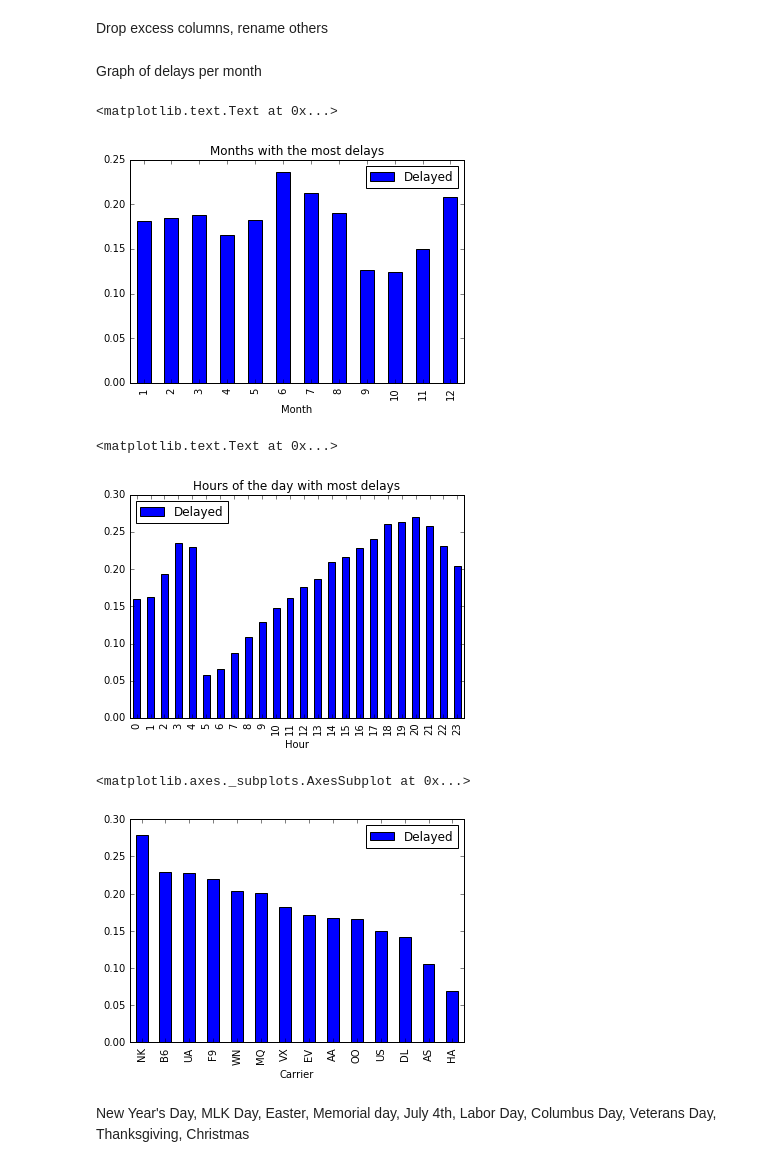
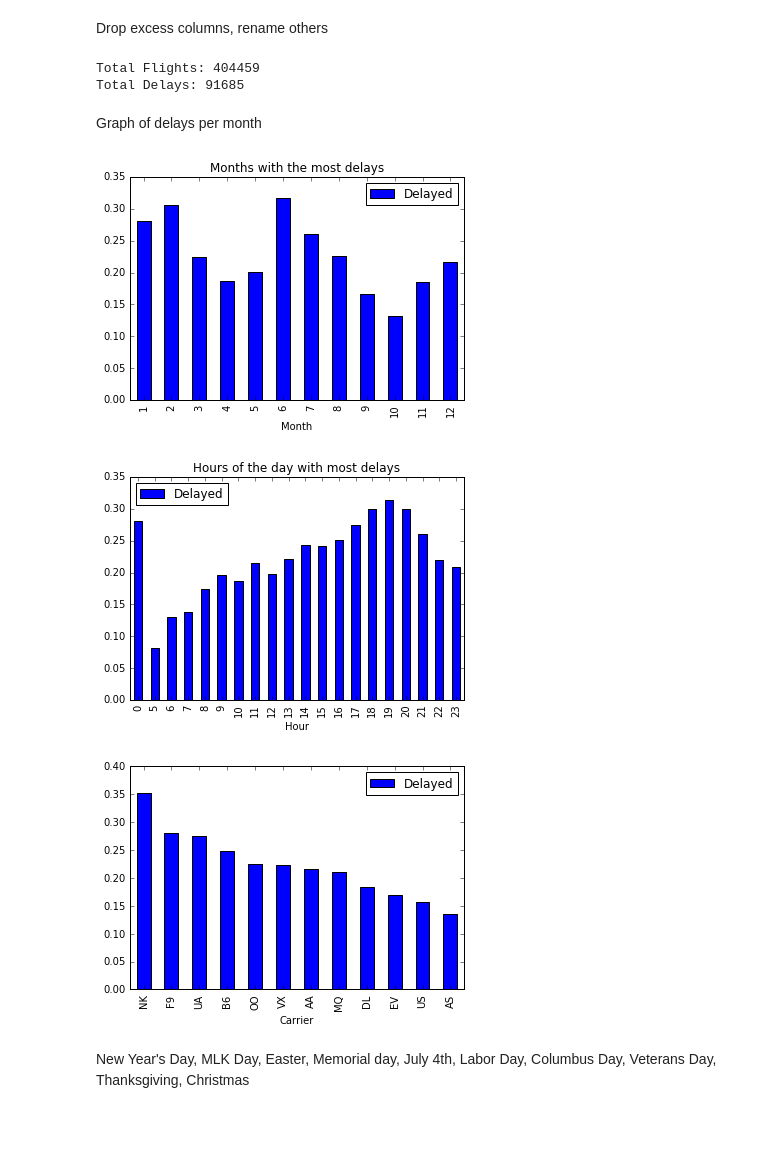
Before and after one commit to wcwagner/flight-delay, a Jupyter notebook: exploration.ipynb, the cells around one changed output. Saved outputs shown, nothing was run; the diff lists cells and outputs as text; code cells hidden in the pictures; blank space fills up the shorter version.

```diff
--- a/exploration.ipynb
+++ b/exploration.ipynb
@@ -11,20 +11,23 @@ warnings.filterwarnings('ignore')
 import glob
 import os
 import sys
-import random
 import numpy as np
 import pandas as pd
 import matplotlib.pyplot as plt
 import os
 
 from datetime import date
-from pprint import pprint
 from sklearn import linear_model, cross_validation, metrics, svm
 from sklearn.metrics import confusion_matrix, precision_recall_fscore_support, accuracy_score
 from sklearn.ensemble import RandomForestClassifier
 from sklearn.preprocessing import StandardScaler
 
 %matplotlib inline
+
+# Flag variables to run certain cells
+DO_GRAPHS = True
+DO_ITER_1 = True # skip first iteration, takes awhile to train & fit
+DO_ITER_2 = False
 # %% [markdown]
 Read the monthly CSVs into a DataFrame
 # %%
@@ -37,7 +40,7 @@ Read the monthly CSVs into a DataFrame
 base = '/home/william/Projects/flight-delay/data/merged'
 flights = pd.read_csv(os.path.join(base, '2015.csv'), usecols=range(29))
 flights = pd.concat([flights,
-                    pd.read_csv(os.path.join(base, '2016.csv'), usecols=range(29), nrows=1000000)])
+                    pd.read_csv(os.path.join(base, '2016.csv'), usecols=range(29), nrows=2500000)])
 # %% [markdown]
 Drop excess columns, rename others
 # %%
@@ -55,42 +58,52 @@ to_keep = ['Year', 'Month', 'Day', 'Dow', 'Carrier', 'Origin', 'Dest',
 to_drop = list( set(renamed_cols) - set(to_keep))
 
 flights.drop(to_drop, axis=1, inplace=True)
+# filter the DF down to only flights originating out of ORD, due to memory
+flights = flights[ flights['Origin'] == 'ORD' ]
 flights.dropna(subset=['DepDelay'], inplace=True)
+# boolean column indicating whether flight was delayed, to certain threshold
+flights['Delayed'] = flights['DepDelay'] >= 15
 # reindex after dropping to keep consecuitive indices
 flights.index = range(len(flights))
+# %%
+print('Total Flights:', flights.shape[0])
+print('Total Delays:', flights['Delayed'].sum())
+# %% [output]
+Total Flights: 404459
+Total Delays: 91685
 # %% [markdown]
 Graph of delays per month
 # %%
-# Compute average number of delayed flights per month
-flights['Delayed'] = flights['DepDelay'] >= 15
-grouped = flights[['Delayed', 'Month']].groupby('Month').mean()
+if DO_GRAPHS:
+    # Compute average number of delayed flights per month
+    flights['Delayed'] = flights['DepDelay'] >= 15
+    grouped = flights[['Delayed', 'Month']].groupby('Month').mean()
 
-# plot average delays by month
-grouped.plot(kind='bar')
-plt.title('Months with the most delays')
+    # plot average delays by month
+    grouped.plot(kind='bar')
+    plt.title('Months with the most delays')
 # %% [output]
-<matplotlib.text.Text at 0x...>
-[figure, old version]
+[figure, new version]
 # %%
-flights['Hour'] = flights['CRSDepTime'].map(lambda x: x // 100)
-flights.drop('CRSDepTime', axis=1, inplace=True)
-grouped = flights[['Delayed', 'Hour']].groupby('Hour').mean()
+if DO_GRAPHS:
+    flights['Hour'] = flights['CRSDepTime'].map(lambda x: x // 100)
+    flights.drop('CRSDepTime', axis=1, inplace=True)
+    grouped = flights[['Delayed', 'Hour']].groupby('Hour').mean()
 
-# plot average delays by hour of day
-grouped.plot(kind='bar')
-plt.title('Hours of the day with most delays')
+    # plot average delays by hour of day
+    grouped.plot(kind='bar')
+    plt.title('Hours of the day with most delays')
 # %% [output]
-<matplotlib.text.Text at 0x...>
-[figure, old version]
+[figure, new version]
 # %%
-grped1 = flights[ ['Delayed', 'Carrier'] ].groupby('Carrier').filter(lambda x: len(x) > 10)
-grped1 = grped1.groupby('Carrier').mean()
-grped1 = grped1.sort(['Delayed'], ascending=False)
+if DO_GRAPHS:
+    grped1 = flights[ ['Delayed', 'Carrier'] ].groupby('Carrier').filter(lambda x: len(x) > 10)
+    grped1 = grped1.groupby('Carrier').mean()
+    grped1 = grped1.sort(['Delayed'], ascending=False)
 
-grped1[:15].plot(kind='bar')
+    grped1[:15].plot(kind='bar')
 # %% [output]
-<matplotlib.axes._subplots.AxesSubplot at 0x...>
-[figure, old version]
+[figure, new version]
 # %% [markdown]
 New Year's Day, MLK Day, Easter, Memorial day, July 4th, Labor Day,
 Columbus Day, Veterans Day, Thanksgiving, Christmas
```
Also changed, not shown: parts of 10 cells of this notebook.
